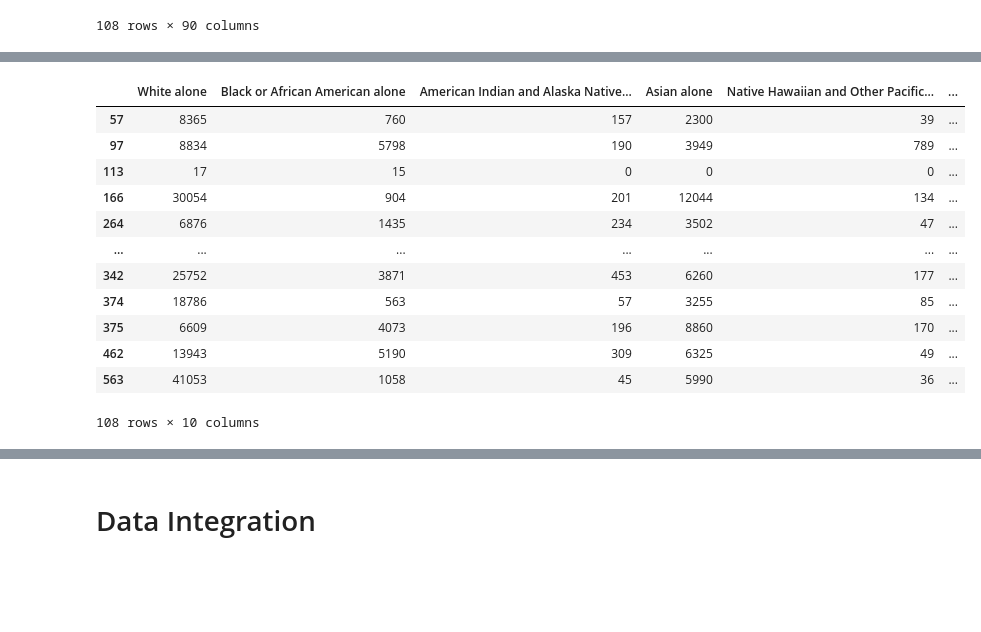
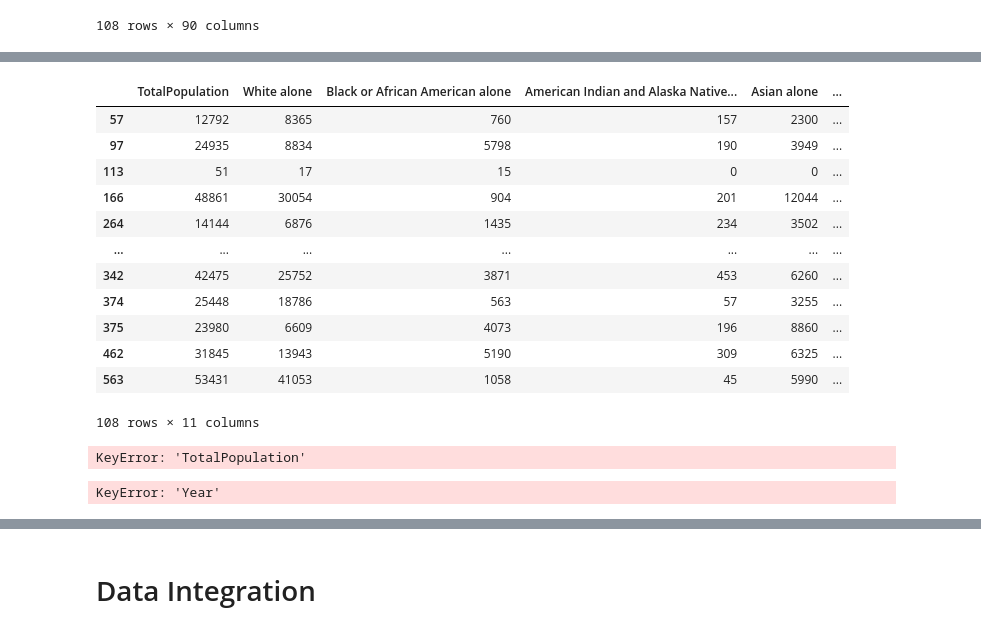
Before and after one commit to oeuyown/computational-thinking, a Jupyter notebook: deliverable_1/deliverable_I.ipynb, the cells around one changed output, grey strips where cells are left out. Cells and saved outputs as stored; diff of their text form; code cells hidden in the pictures; blank space fills up the shorter version.

```diff
--- a/deliverable_1/deliverable_I.ipynb
+++ b/deliverable_1/deliverable_I.ipynb
@@ -591,6 +591,6 @@ race_data
 108 rows × 90 columns
 # %%
 # drop unwanted columns
-race_data.drop(race_data.filter(regex='EA|M|NAME|state|GEO_ID|_00[1-2]|01[01]|01[3-9]|02[0-1]').columns, axis=1, inplace=True)
+race_data.drop(race_data.filter(regex='EA|M|NAME|state|GEO_ID|_002|01[01]|01[3-9]|02[0-1]').columns, axis=1, inplace=True)
 race_data
 # %% [output]
@@ -610,18 +610,22 @@ race_data
 # %%
 # rename columns
-race=race_data.rename({'zip code tabulation area':'Zip Code','B03002_003E':'White alone', 'B03002_004E':'Black or African American alone', 'B03002_005E':'American Indian and Alaska Native alone', 'B03002_006E':'Asian alone', 'B03002_007E':'Native Hawaiian and Other Pacific Islander alone', 'B03002_008E':'Some other race alone', 'B03002_009E':'Two or more races alone', 'B03002_012E':'Hispanic or Latino'}, axis=1)
+race=race_data.rename({'zip code tabulation area':'Zip Code','B03002_001E': 'TotalPopulation','B03002_003E':'White alone', 'B03002_004E':'Black or African American alone', 'B03002_005E':'American Indian and Alaska Native alone', 'B03002_006E':'Asian alone', 'B03002_007E':'Native Hawaiian and Other Pacific Islander alone', 'B03002_008E':'Some other race alone', 'B03002_009E':'Two or more races alone', 'B03002_012E':'Hispanic or Latino'}, axis=1)
 race
 # %% [output]
-|  | White alone | Black or African American alone | American Indian and Alaska Native... | Asian alone | Native Hawaiian and Other Pacific... | ... |
-| 57 | 8365 | 760 | 157 | 2300 | 39 | ... |
-| 97 | 8834 | 5798 | 190 | 3949 | 789 | ... |
-| 113 | 17 | 15 | 0 | 0 | 0 | ... |
-| 166 | 30054 | 904 | 201 | 12044 | 134 | ... |
-| 264 | 6876 | 1435 | 234 | 3502 | 47 | ... |
+|  | TotalPopulation | White alone | Black or African American alone | American Indian and Alaska Native... | Asian alone | ... |
+| 57 | 12792 | 8365 | 760 | 157 | 2300 | ... |
+| 97 | 24935 | 8834 | 5798 | 190 | 3949 | ... |
+| 113 | 51 | 17 | 15 | 0 | 0 | ... |
+| 166 | 48861 | 30054 | 904 | 201 | 12044 | ... |
+| 264 | 14144 | 6876 | 1435 | 234 | 3502 | ... |
 | ... | ... | ... | ... | ... | ... | ... |
-| 342 | 25752 | 3871 | 453 | 6260 | 177 | ... |
-| 374 | 18786 | 563 | 57 | 3255 | 85 | ... |
-| 375 | 6609 | 4073 | 196 | 8860 | 170 | ... |
-| 462 | 13943 | 5190 | 309 | 6325 | 49 | ... |
-| 563 | 41053 | 1058 | 45 | 5990 | 36 | ... |
+| 342 | 42475 | 25752 | 3871 | 453 | 6260 | ... |
+| 374 | 25448 | 18786 | 563 | 57 | 3255 | ... |
+| 375 | 23980 | 6609 | 4073 | 196 | 8860 | ... |
+| 462 | 31845 | 13943 | 5190 | 309 | 6325 | ... |
+| 563 | 53431 | 41053 | 1058 | 45 | 5990 | ... |
-108 rows × 10 columns
+108 rows × 11 columns
+# %%
+race['TotalPopulation'].apply(pd.to_numeric)
+# %% [output]
+KeyError: 'TotalPopulation'
@@ -628,3 +646,20 @@ race
+# %%
+race = pd.DataFrame({
+    'Year': race['Year'],
+    'Zip Code': race['Zip Code'],
+    'TotalPopulation': race['TotalPopulation'],
+    'White alone': race['White alone'].div(race.TotalPopulation, axis=0),
+    'Hispanic or Latino': race['Hispanic or Latino'].div(race.TotalPopulation, axis=0),
+    'Black or African American alone': race['Black or African American alone'].div(race.TotalPopulation, axis=0),
+    'American Indian and Alaska Native alone': race['American Indian and Alaska Native alone'].div(race.TotalPopulation, axis=0),
+    'Asian alone': race['Asian alone'].div(race.TotalPopulation, axis=0),
+    'Native Hawaiian and Other Pacific Islander alone': race['Native Hawaiian and Other Pacific Islander alone'].div(race.TotalPopulation, axis=0),
+    'Some other race alone': race['Some other race alone'].div(race.TotalPopulation, axis=0),
+    'Two or more races alone': race['Two or more races alone'].div(race.TotalPopulation, axis=0)
+})
+race
+# %% [output]
+KeyError: 'Year'
 # %%
 # move zip code to first column
 race.insert(0, 'Zip Code', race.pop('Zip Code'))
```
Also changed, not shown: parts of 7 cells of this notebook, 2 other files.
